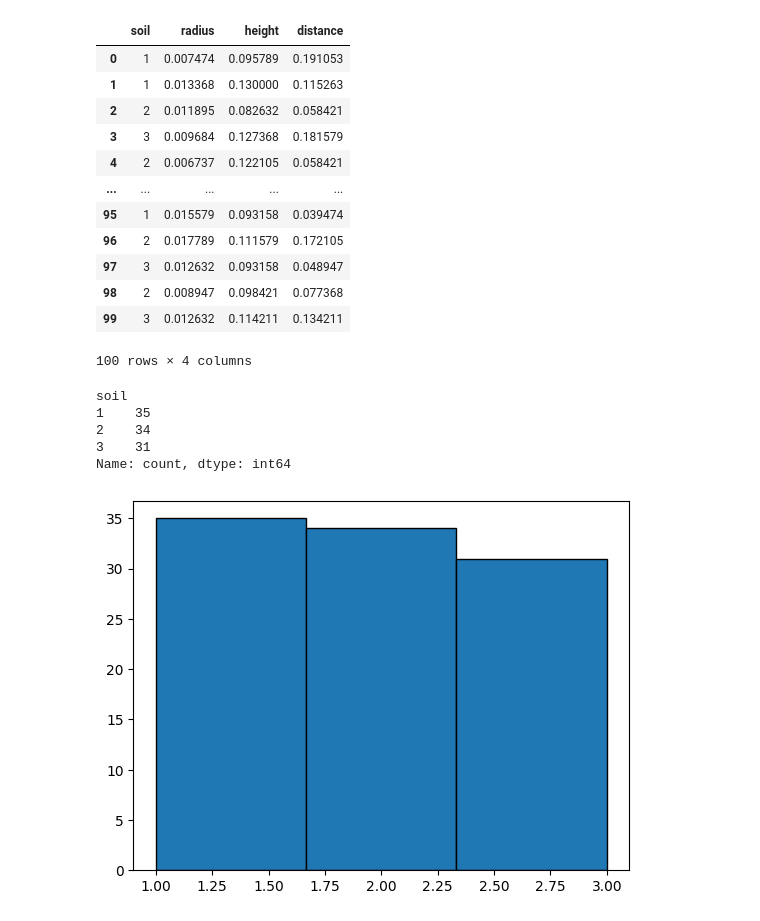
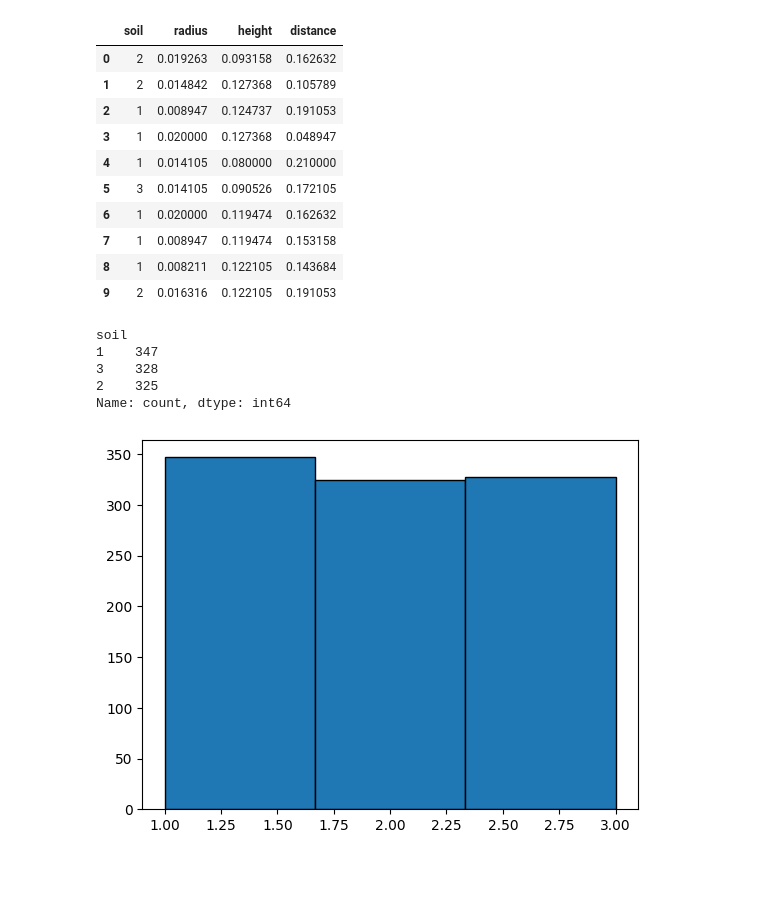
Before and after one commit to andrefsr/Machine-Learning-on-detection-of-buried-cylinders-via-GPR, a Jupyter notebook: sec_sim/machine_learning/data_analysis.ipynb, the cells around one changed output. Saved outputs shown, nothing was run; the diff lists cells and outputs as text; code cells hidden in the pictures; blank space fills up the shorter version.

```diff
--- a/sec_sim/machine_learning/data_analysis.ipynb
+++ b/sec_sim/machine_learning/data_analysis.ipynb
@@ -1,25 +1,23 @@
 # %%
 import pandas as pd
 import numpy as np
 import matplotlib.pyplot as plt
 
-df_labels = pd.read_csv('labels.csv')
+df_labels = pd.read_csv('labels1.csv')
 
 display(df_labels.head(10))
 # %% [output]
 |  | soil | radius | height | distance |
-| 0 | 1 | 0.007474 | 0.095789 | 0.191053 |
-| 1 | 1 | 0.013368 | 0.130000 | 0.115263 |
-| 2 | 2 | 0.011895 | 0.082632 | 0.058421 |
-| 3 | 3 | 0.009684 | 0.127368 | 0.181579 |
-| 4 | 2 | 0.006737 | 0.122105 | 0.058421 |
-| ... | ... | ... | ... | ... |
-| 95 | 1 | 0.015579 | 0.093158 | 0.039474 |
-| 96 | 2 | 0.017789 | 0.111579 | 0.172105 |
-| 97 | 3 | 0.012632 | 0.093158 | 0.048947 |
-| 98 | 2 | 0.008947 | 0.098421 | 0.077368 |
-| 99 | 3 | 0.012632 | 0.114211 | 0.134211 |
+| 0 | 2 | 0.019263 | 0.093158 | 0.162632 |
+| 1 | 2 | 0.014842 | 0.127368 | 0.105789 |
+| 2 | 1 | 0.008947 | 0.124737 | 0.191053 |
+| 3 | 1 | 0.020000 | 0.127368 | 0.048947 |
+| 4 | 1 | 0.014105 | 0.080000 | 0.210000 |
+| 5 | 3 | 0.014105 | 0.090526 | 0.172105 |
+| 6 | 1 | 0.020000 | 0.119474 | 0.162632 |
+| 7 | 1 | 0.008947 | 0.119474 | 0.153158 |
+| 8 | 1 | 0.008211 | 0.122105 | 0.143684 |
+| 9 | 2 | 0.016316 | 0.122105 | 0.191053 |
-100 rows × 4 columns
 # %%
 display(df_labels['soil'].value_counts())
 
@@ -28,10 +26,10 @@ plt.hist(df_labels['soil'],bins=3,edgecolor='black')
 plt.show()
 # %% [output]
 soil
-1    35
-2    34
-3    31
+1    347
+3    328
+2    325
 Name: count, dtype: int64
-[figure, old version]
+[figure, new version]
 # %%
 plt.figure()
```
Also changed, not shown: parts of 3 cells of this notebook, 3 other files.
